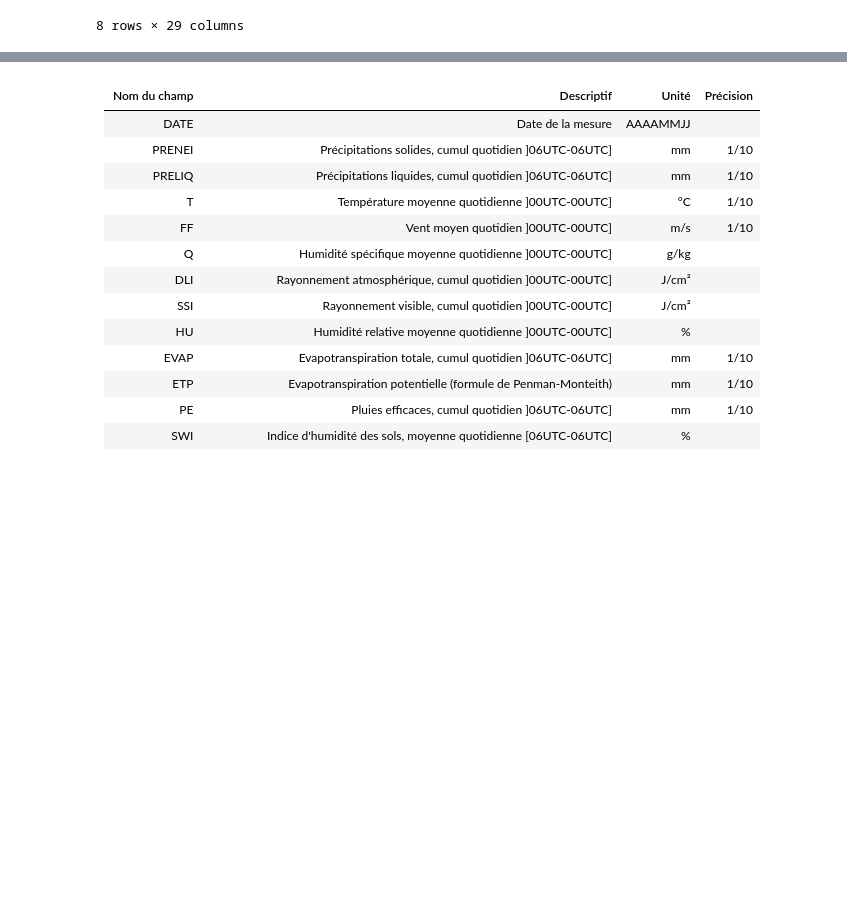
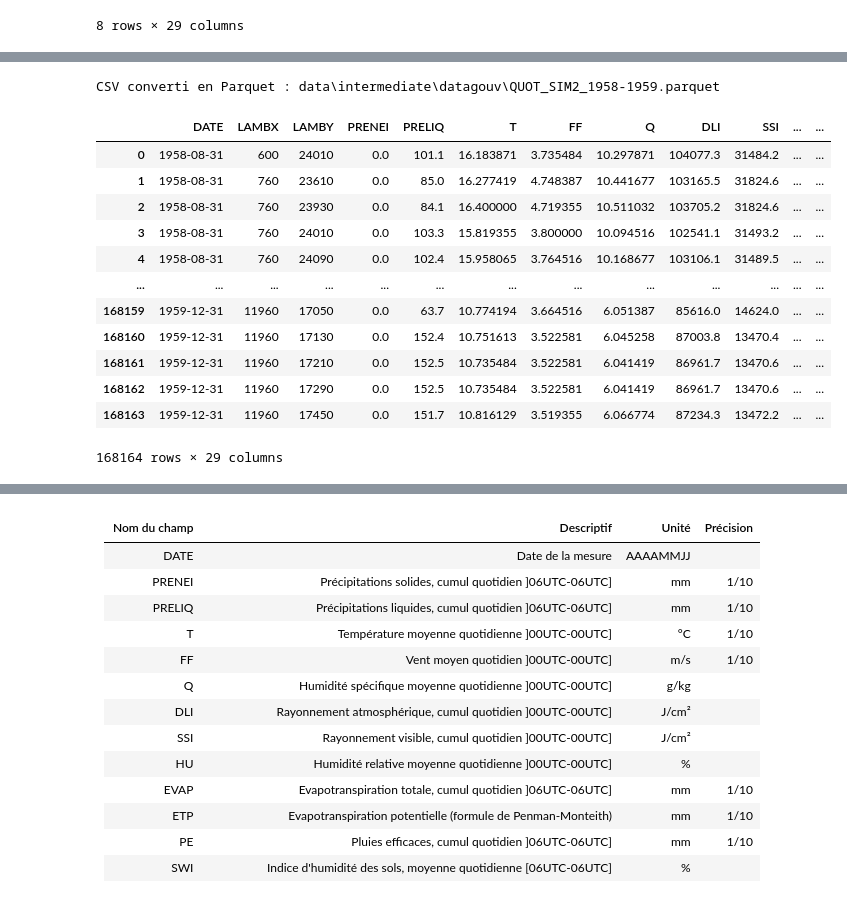
Before and after one commit to Lanouraf/Climate_Risk_Project_SWI_MS_A, a Jupyter notebook: data_processing.ipynb, the cells around one changed output, grey strips where cells are left out. Drawn from its saved outputs; the diff is of its cells as text; code cells hidden in the pictures; blank space fills up the shorter version.

```diff
--- a/data_processing.ipynb
+++ b/data_processing.ipynb
@@ -110,0 +172,80 @@ Fichier créé et sauvegardé à C:\Users\thoma\Desktop\code\MS_actuariat_climat
+# %%
+
+# Define file paths
+csv_file_path = "data/raw/datagouv/QUOT_SIM2_1958-1959.csv"
+parquet_file_path = "data/intermediate/datagouv/QUOT_SIM2_1958-1959.parquet"
+
+csv_to_parquet(csv_file_path, parquet_file_path, sep=';')
+
+
+datagouv=pd.read_parquet(parquet_file_path, engine='pyarrow')
+### transformation de la date en format datetime
+datagouv['DATE'] = pd.to_datetime(datagouv['DATE'], format='%Y%m%d')
+
+
+# Agrégation des données au mois pour chaque paire de coordonnées (LAMBX, LAMBY) en utilisant un traitement par chunks
+chunk_size = 10_000_000  # Nombre de lignes à traiter par chunk
+chunks = []
+
+for start in range(0, len(datagouv), chunk_size):
+    end = start + chunk_size
+    chunk = datagouv.iloc[start:end]
+
+    aggregated_chunk = chunk.groupby(
+        [pd.Grouper(key='DATE', freq='ME'), 'LAMBX', 'LAMBY']
+    ).agg({
+        'PRENEI': 'sum',       # Somme des précipitations solides
+        'PRELIQ': 'sum',       # Somme des précipitations liquides
+        'T': 'mean',           # Moyenne des températures
+        'FF': 'mean',          # Moyenne du vent
+        'Q': 'mean',           # Moyenne de l'humidité spécifique
+        'DLI': 'sum',          # Somme du rayonnement atmosphérique
+        'SSI': 'sum',          # Somme du rayonnement visible
+        'HU': 'mean',          # Moyenne de l'humidité relative
+        'EVAP': 'sum',         # Somme de l'évapotranspiration totale
+        'ETP': 'sum',          # Somme de l'évapotranspiration potentielle
+        'PE': 'sum',           # Somme des pluies efficaces
+        'SWI': 'mean',         # Moyenne de l'indice d'humidité des sols
+        'SSWI_10J': 'mean',    # Moyenne de l'indice de sécheresse des sols
+        'DRAINC': 'sum',       # Somme du drainage
+        'RUNC': 'sum',         # Somme du ruissellement
+        'RESR_NEIGE': 'mean',  # Moyenne de l'équivalent en eau du manteau neigeux
+        'RESR_NEIGE6': 'mean', # Moyenne de l'équivalent en eau du manteau neigeux à 6h
+        'HTEURNEIGE': 'mean',  # Moyenne de l'épaisseur du manteau neigeux
+        'HTEURNEIGE6': 'mean', # Moyenne de l'épaisseur du manteau neigeux à 6h
+        'HTEURNEIGEX': 'max',  # Maximum de l'épaisseur horaire du manteau neigeux
+        'SNOW_FRAC': 'mean',   # Moyenne de la fraction de maille recouverte par la neige
+        'ECOULEMENT': 'sum',   # Somme de l'écoulement
+        'WG_RACINE': 'mean',   # Moyenne du contenu en eau liquide dans la couche racinaire
+        'WGI_RACINE': 'mean',  # Moyenne du contenu en eau gelée dans la couche racinaire
+        'TINF_H': 'min',       # Température minimale
+        'TSUP_H': 'max',       # Température maximale
+    }).reset_index()
+
+    chunks.append(aggregated_chunk)
+
+# Combiner les résultats des chunks
+datagouv_monthly = pd.concat(chunks, ignore_index=True)
+
+# Afficher un aperçu des données agrégées
+display(datagouv_monthly)
+
+# Chemin vers le fichier GeoPackage
+gpkg_path = Path("data/intermediate/datagouv/datagouv_swimonthly_1958to1959.gpkg")
+
+monthly_df_to_gpkg(datagouv_monthly, gpkg_path,crs="EPSG:27572")
+# %% [output]
+CSV converti en Parquet : data\intermediate\datagouv\QUOT_SIM2_1958-1959.parquet
+|  | DATE | LAMBX | LAMBY | PRENEI | PRELIQ | T | FF | Q | DLI | SSI | ... | ... |
+| 0 | 1958-08-31 | 600 | 24010 | 0.0 | 101.1 | 16.183871 | 3.735484 | 10.297871 | 104077.3 | 31484.2 | ... | ... |
+| 1 | 1958-08-31 | 760 | 23610 | 0.0 | 85.0 | 16.277419 | 4.748387 | 10.441677 | 103165.5 | 31824.6 | ... | ... |
+| 2 | 1958-08-31 | 760 | 23930 | 0.0 | 84.1 | 16.400000 | 4.719355 | 10.511032 | 103705.2 | 31824.6 | ... | ... |
+| 3 | 1958-08-31 | 760 | 24010 | 0.0 | 103.3 | 15.819355 | 3.800000 | 10.094516 | 102541.1 | 31493.2 | ... | ... |
+| 4 | 1958-08-31 | 760 | 24090 | 0.0 | 102.4 | 15.958065 | 3.764516 | 10.168677 | 103106.1 | 31489.5 | ... | ... |
+| ... | ... | ... | ... | ... | ... | ... | ... | ... | ... | ... | ... | ... |
+| 168159 | 1959-12-31 | 11960 | 17050 | 0.0 | 63.7 | 10.774194 | 3.664516 | 6.051387 | 85616.0 | 14624.0 | ... | ... |
+| 168160 | 1959-12-31 | 11960 | 17130 | 0.0 | 152.4 | 10.751613 | 3.522581 | 6.045258 | 87003.8 | 13470.4 | ... | ... |
+| 168161 | 1959-12-31 | 11960 | 17210 | 0.0 | 152.5 | 10.735484 | 3.522581 | 6.041419 | 86961.7 | 13470.6 | ... | ... |
+| 168162 | 1959-12-31 | 11960 | 17290 | 0.0 | 152.5 | 10.735484 | 3.522581 | 6.041419 | 86961.7 | 13470.6 | ... | ... |
+| 168163 | 1959-12-31 | 11960 | 17450 | 0.0 | 151.7 | 10.816129 | 3.519355 | 6.066774 | 87234.3 | 13472.2 | ... | ... |
+168164 rows × 29 columns
```
Also changed, not shown: parts of 12 cells of this notebook, 1 other file.
